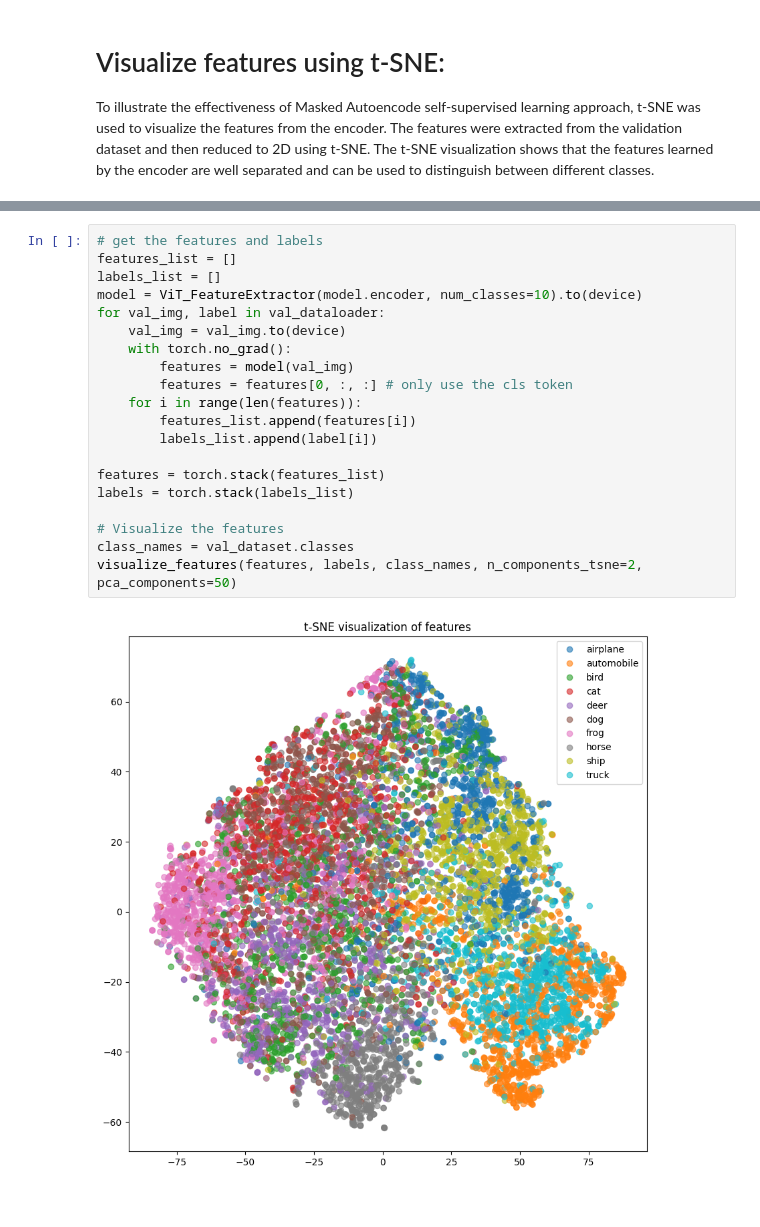
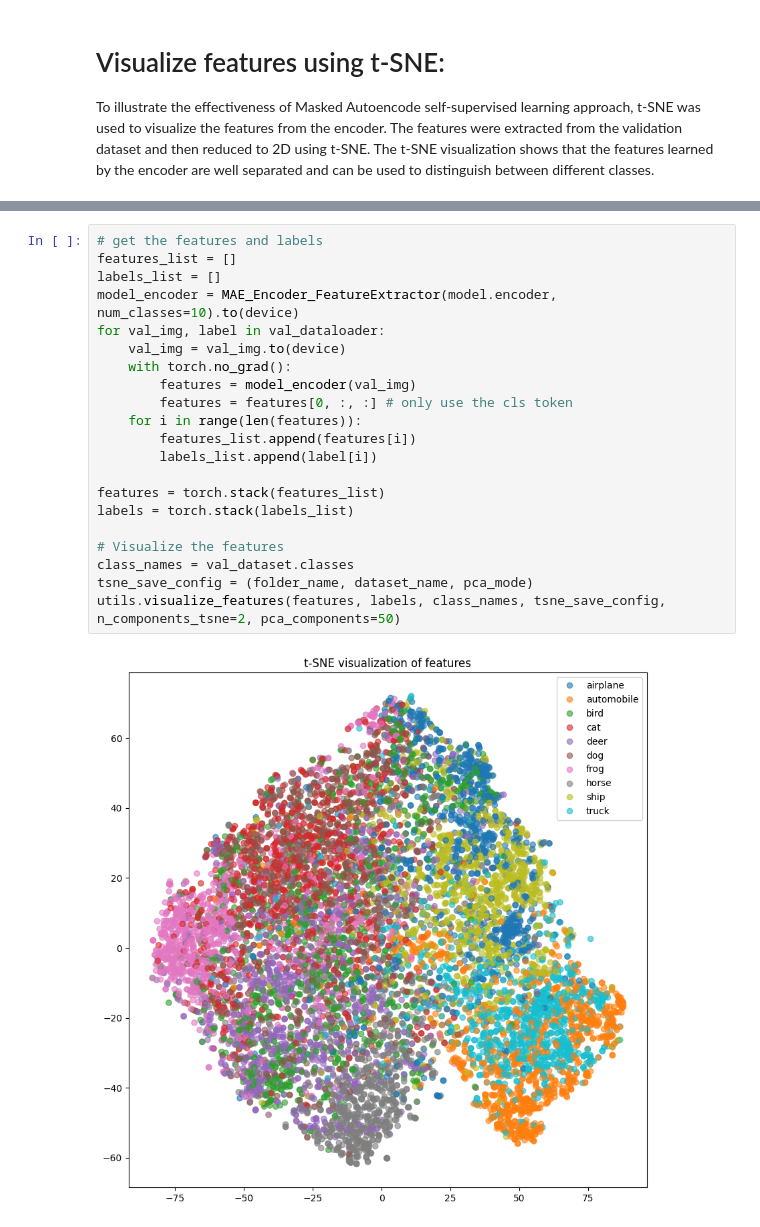
Before and after one commit to turhancan97/Learning-by-Reconstruction-with-MAE, a Jupyter notebook: demo/mae_visualize.ipynb, the cells around one changed output, grey strips where cells are left out. Cells and saved outputs as stored; diff of their text form.

Commit message:
move tsne visualization function to utils

```diff
--- a/demo/mae_visualize.ipynb
+++ b/demo/mae_visualize.ipynb
@@ -206,22 +172,23 @@ def visualize_features(features, labels, class_names, n_components_tsne=2, pca_c
 # %%
 # get the features and labels
 features_list = []
 labels_list = []
-model = ViT_FeatureExtractor(model.encoder, num_classes=10).to(device)
+model_encoder = MAE_Encoder_FeatureExtractor(model.encoder, num_classes=10).to(device)
 for val_img, label in val_dataloader:
     val_img = val_img.to(device)
     with torch.no_grad():
-        features = model(val_img)
+        features = model_encoder(val_img)
         features = features[0, :, :] # only use the cls token
     for i in range(len(features)):
         features_list.append(features[i])
         labels_list.append(label[i])
 
 features = torch.stack(features_list)
 labels = torch.stack(labels_list)
 
 # Visualize the features
 class_names = val_dataset.classes
-visualize_features(features, labels, class_names, n_components_tsne=2, pca_components=50)
+tsne_save_config = (folder_name, dataset_name, pca_mode)
+utils.visualize_features(features, labels, class_names, tsne_save_config, n_components_tsne=2, pca_components=50)
 # %% [output]
-[figure, old version]
+[figure, new version]
```
Also changed, not shown: parts of 2 cells of this notebook.
